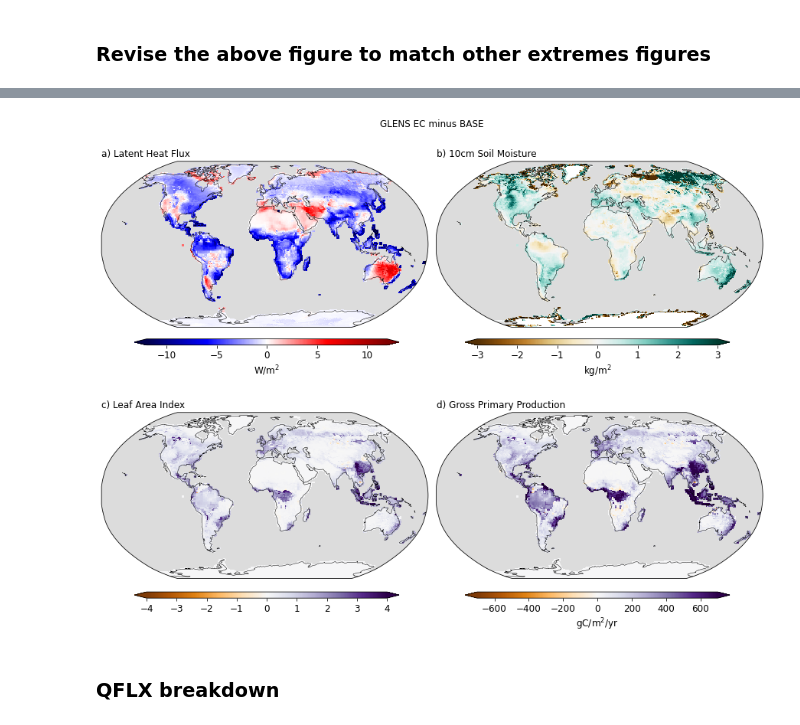
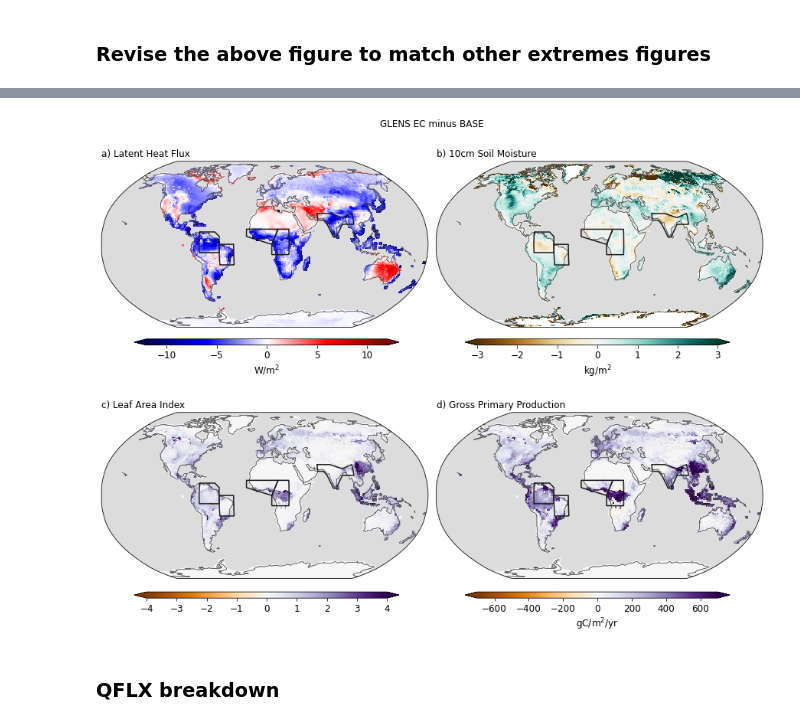
Before and after one commit to katiedagon/GLENS-Ecosystems, a Jupyter notebook: notebooks/extremesAnalysis.ipynb, the cells around one changed output, grey strips where cells are left out. Cells and saved outputs as stored; diff of their text form; code cells hidden in the pictures.

Commit message:
Add regional boxes to some figures

```diff
--- a/notebooks/extremesAnalysis.ipynb
+++ b/notebooks/extremesAnalysis.ipynb
@@ -243,6 +260,10 @@ cmap_c = plt.cm.PuOr
 # GPP colormap
 cmap_d = plt.cm.PuOr
 
+# define ar6 regions
+regions = ["NSA", "NES", "WAF", "CAF", "SAS"]
+ar6 = regionmask.defined_regions.ar6.land
+
 fig = plt.figure(figsize=(12, 9))
 
 grid = gridspec.GridSpec(nrows=2, ncols=2, figure=fig, left=0., right=1., top=1., bottom=0.,
@@ -255,15 +276,23 @@ ax2 = fig.add_subplot(grid[1], projection=ccrs.Robinson())
 ax3 = fig.add_subplot(grid[2], projection=ccrs.Robinson())
 ax4 = fig.add_subplot(grid[3], projection=ccrs.Robinson())
 
+# add greyed out ocean
 ax1.add_feature(cartopy.feature.OCEAN, zorder=0, facecolor='gainsboro', edgecolor='none')
 ax2.add_feature(cartopy.feature.OCEAN, zorder=0, facecolor='gainsboro', edgecolor='none')
 ax3.add_feature(cartopy.feature.OCEAN, zorder=0, facecolor='gainsboro', edgecolor='none')
 ax4.add_feature(cartopy.feature.OCEAN, zorder=0, facecolor='gainsboro', edgecolor='none')
 
+# add coastlines
 ax1.coastlines(linewidth=0.5, zorder=1)
 ax2.coastlines(linewidth=0.5, zorder=1)
 ax3.coastlines(linewidth=0.5, zorder=1)
 ax4.coastlines(linewidth=0.5, zorder=1)
+
+# add regional boxes
+ar6[regions].plot(ax=ax1, proj=proj, add_label=False)
+ar6[regions].plot(ax=ax2, proj=proj, add_label=False)
+ar6[regions].plot(ax=ax3, proj=proj, add_label=False)
+ar6[regions].plot(ax=ax4, proj=proj, add_label=False)
 
 # -------- plots
 
@@ -330,35 +359,36 @@ gl.ylocator = mticker.FixedLocator([-60, -30, 0, 30, 60]); gl.ylabel_style = {'s
 gl.top_labels = False; gl.left_labels = False; gl.bottom_labels = False; gl.right_labels = False
 
 gl = ax3.gridlines(crs=ccrs.PlateCarree(), draw_labels=True, lw=0.75, color='gray', alpha=0.5, ls='--')
 gl.xlocator = mticker.FixedLocator([-90, 0, 90]); gl.xlabel_style = {'size': 10, 'color': 'gray'}
 gl.ylocator = mticker.FixedLocator([-60, -30, 0, 30, 60]); gl.ylabel_style = {'size': 10, 'color': 'gray'}
 gl.top_labels = False; gl.left_labels = False; gl.bottom_labels = False; gl.right_labels = False
 
 gl = ax4.gridlines(crs=ccrs.PlateCarree(), draw_labels=True, lw=0.75, color='gray', alpha=0.5, ls='--')
 gl.xlocator = mticker.FixedLocator([-90, 0, 90]); gl.xlabel_style = {'size': 10, 'color': 'gray'}
 gl.ylocator = mticker.FixedLocator([-60, -30, 0, 30, 60]); gl.ylabel_style = {'size': 10, 'color': 'gray'}
 gl.top_labels = False; gl.left_labels = False; gl.bottom_labels = False; gl.right_labels = False
 """
 # ----------- titles
 
 fig.suptitle("GLENS EC minus BASE", fontsize=12, y=1.005);
 
 # geocat way of setting subplot titles (would need to import/change environment)
 #gvutil.set_titles_and_labels(ax1, lefttitle="a) Latent Heat Flux", lefttitlefontsize=12)
 #gvutil.set_titles_and_labels(ax2, lefttitle="b) 10cm Soil Moisture", lefttitlefontsize=12)
 #gvutil.set_titles_and_labels(ax3, lefttitle="c) Leaf Area Index", lefttitlefontsize=12)
 #gvutil.set_titles_and_labels(ax4, lefttitle="d) Gross Primary Production", lefttitlefontsize=12)
 
 # ----------- save fig
 
 #plt.savefig('../figures/LHF_SM10_TLAI_GPP_diffs.png', bbox_inches='tight')
-plt.savefig('../figures/LHF_SM10_TLAI_GPP_diffs_greyocn.png', bbox_inches='tight')
+#plt.savefig('../figures/LHF_SM10_TLAI_GPP_diffs_greyocn.png', bbox_inches='tight')
+plt.savefig('../figures/LHF_SM10_TLAI_GPP_diffs_greyocn_regions.png', bbox_inches='tight')
 plt.show()
 plt.close()
 
 # --------
 # %% [output]
-[figure, old version]
+[figure, new version]
 # %% [markdown]
 ### QFLX breakdown
 # %%
```
Also changed, not shown: parts of 5 cells of this notebook, 2 other files.
